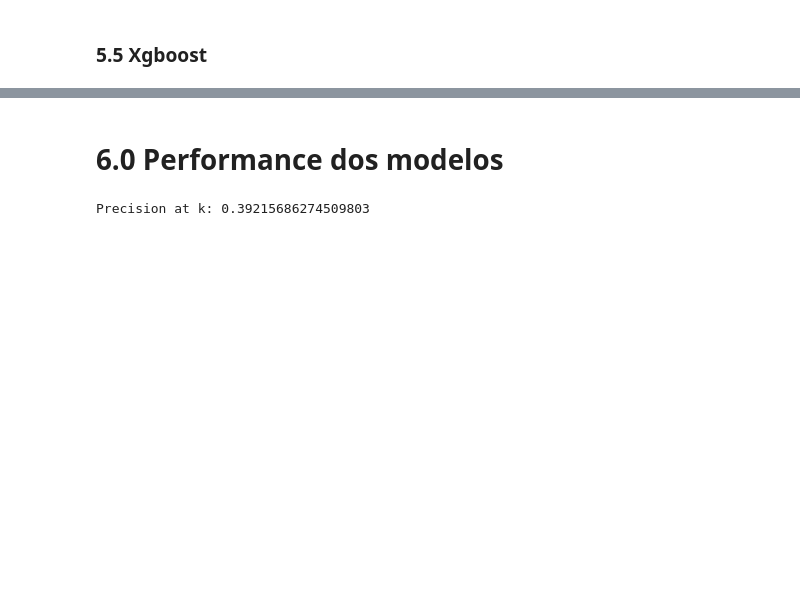
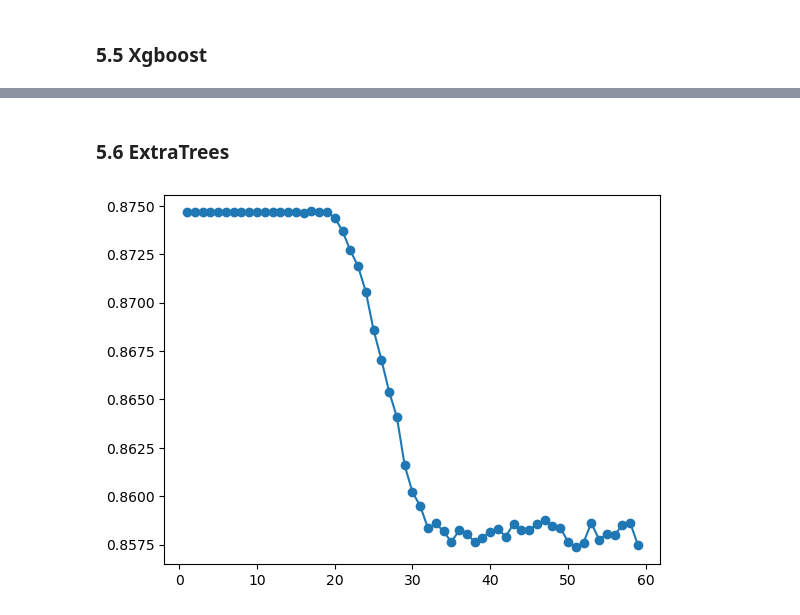
Before and after one commit to leandraresende/propensao-compra, a Jupyter notebook: propensao-compra.ipynb, the cells around one changed output, grey strips where cells are left out. Saved outputs shown, nothing was run; the diff lists cells and outputs as text; code cells hidden in the pictures; blank space fills up the shorter version.

```diff
--- a/propensao-compra.ipynb
+++ b/propensao-compra.ipynb
@@ -625,2 +657,0 @@ plt.show()
-# %% [markdown]
-# 6.0 Performance dos modelos
@@ -635,16 +658,16 @@ def precision_at_k(data, k=1000):
-# %%
-df5 = x_validation.copy()
-df5['response'] = y_validation.copy()
-df5['id'] = df5.index
-
-# propensity score
-df5['score'] = yhat_xgb[:, 1].tolist()
-
-# sort clients by propensity score
-df5 = df5.sort_values('score', ascending=False)
-
-# compute precision_at_k
-precision_at_50 = precision_at_k(df5, k=50)
-print('Precision at k: {}'.format(precision_at_50))
-# %% [output]
-Precision at k: 0.39215686274509803
+# %% [markdown]
+### 5.6 ExtraTrees
+# %%
+values = np.arange(1, 60, 1)
+val_score = []
+
+for i in values:
+    model_et = en.ExtraTreesClassifier(max_depth=i, n_jobs=-1)
+    model_et.fit(x_train, y_train)
+    y_pred_val = model_et.predict(x_validation)
+    acc_val = mt.accuracy_score(y_validation, y_pred_val)
+    val_score.append(acc_val)
+
+plt.plot(values, val_score, '-o');
+# %% [output]
+[figure, added]
```
Also changed, not shown: parts of 73 cells of this notebook.
